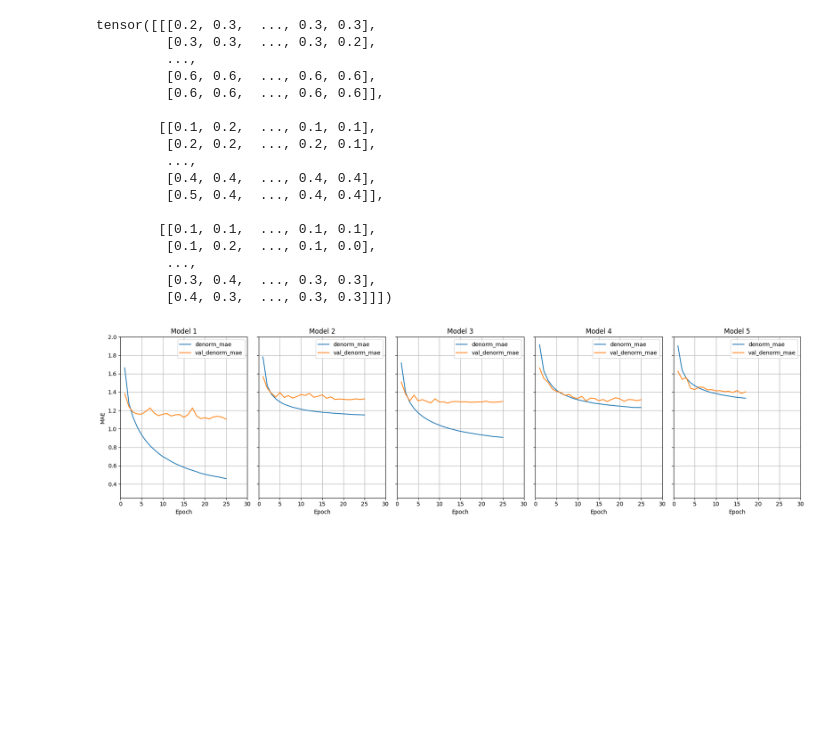
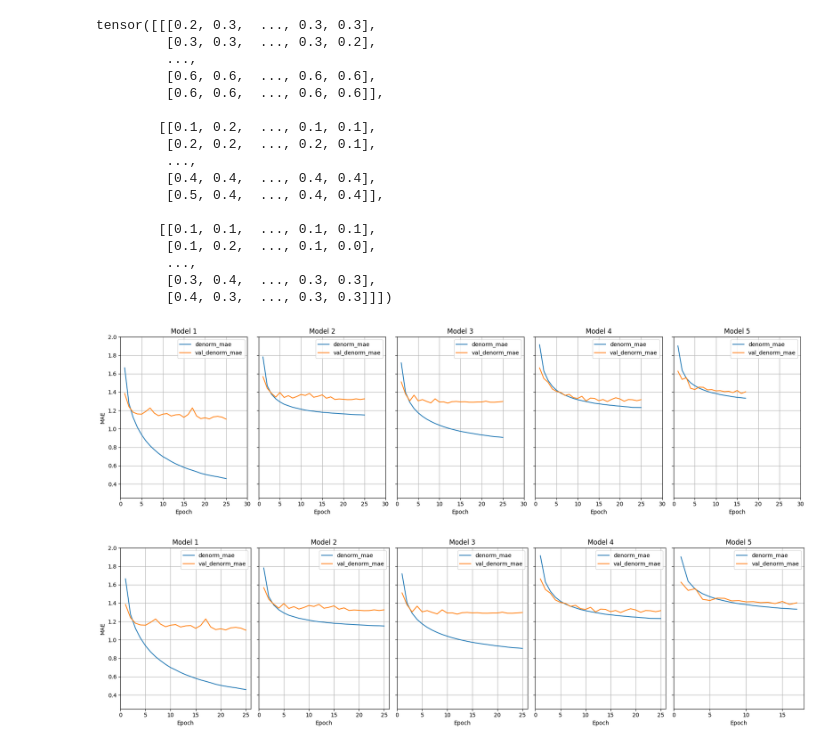
Before and after one commit to louisarts/GazeTrack-Mobile-Eye-Tracking, a Jupyter notebook: analysis.ipynb, the cells around one changed output. Drawn from its saved outputs; the diff is of its cells as text; code cells hidden in the pictures; blank space fills up the shorter version.

```diff
--- a/analysis.ipynb
+++ b/analysis.ipynb
@@ -383,3 +383,37 @@ plt.tight_layout()
 plt.show()
 # %% [output]
 [figure]
+# %%
+import pandas as pd
+import matplotlib.pyplot as plt
+
+# File paths and titles
+files = [
+    ("training_histories/model_1_history.csv", "Model 1"),
+    ("training_histories/model_2_history.csv", "Model 2"),
+    ("training_histories/model_3_history.csv", "Model 3"),
+    ("training_histories/model_4_history.csv", "Model 4"),
+    ("training_histories/model_5_history.csv", "Model 5"),
+]
+
+# Create a figure with 5 horizontal subplots
+fig, axes = plt.subplots(1, 5, figsize=(18, 5), sharey=True)
+
+for ax, (file, title) in zip(axes, files):
+    df = pd.read_csv(file)
+    # Use the row index as Epoch
+    ax.plot(df.index + 1, df["denorm_mae"], label="denorm_mae")
+    ax.plot(df.index + 1, df["val_denorm_mae"], label="val_denorm_mae")
+
+    ax.set_ylim(0.25, 2)
+    ax.set_xlim(0, len(df) + 1)
+    ax.set_title(title)
+    ax.set_xlabel("Epoch")
+    ax.grid(True)
+    ax.legend()
+
+axes[0].set_ylabel("MAE")
+plt.tight_layout()
+plt.show()
+# %% [output]
+[figure, added]
```
Also changed, not shown: 12 other files.
